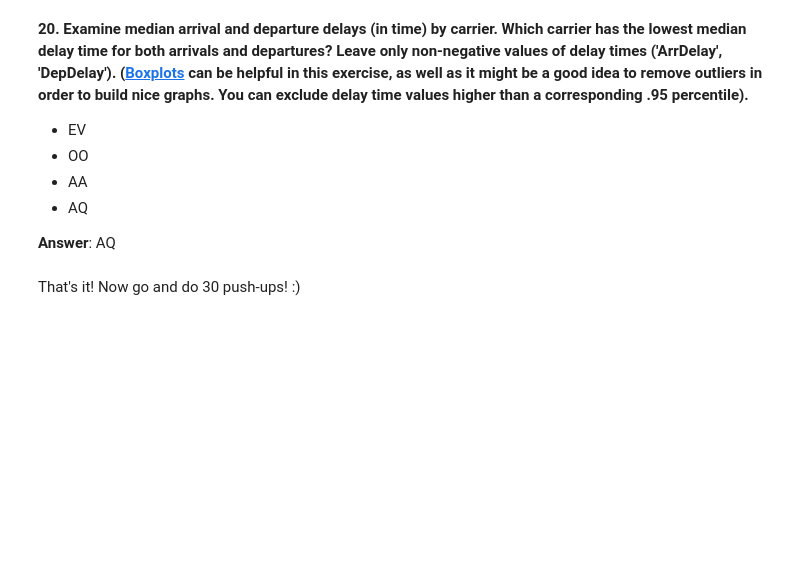
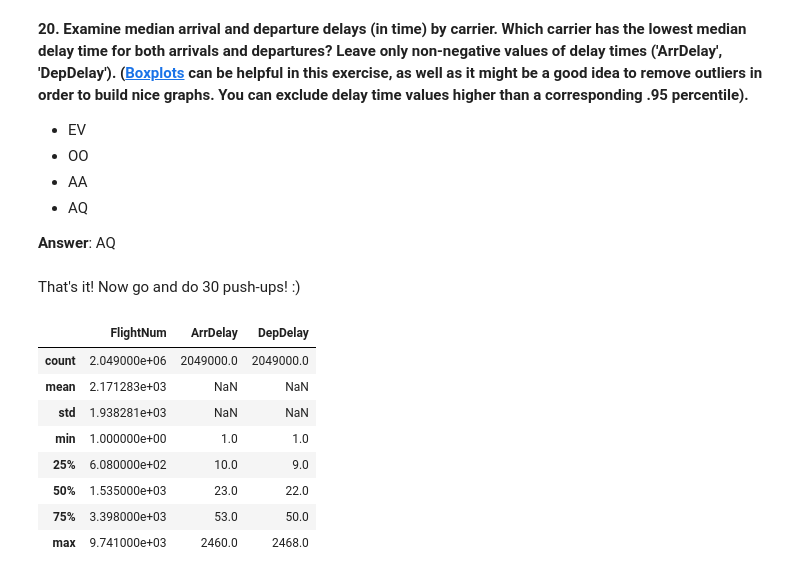
Before and after one commit to andrewgurung/mlcourse, a Jupyter notebook: project/project_1_US_flights.ipynb, the cells around one changed output. Drawn from its saved outputs; the diff is of its cells as text; code cells hidden in the pictures; blank space fills up the shorter version.

```diff
--- a/project/project_1_US_flights.ipynb
+++ b/project/project_1_US_flights.ipynb
@@ -706,3 +706,22 @@ dtype: int64
 **Answer**: AQ
 # %% [markdown]
 That's it! Now go and do 30 push-ups! :)
+# %%
+# Interested columns
+columns = ['FlightNum', 'UniqueCarrier', 'ArrDelay', 'DepDelay']
+df = flights_df[columns]
+
+# Remove negative values
+df = df[df.ArrDelay > 0]
+df = df[df.DepDelay > 0]
+df.describe()
+# %% [output]
+|  | FlightNum | ArrDelay | DepDelay |
+| count | 2.049000e+06 | 2049000.0 | 2049000.0 |
+| mean | 2.171283e+03 | NaN | NaN |
+| std | 1.938281e+03 | NaN | NaN |
+| min | 1.000000e+00 | 1.0 | 1.0 |
+| 25% | 6.080000e+02 | 10.0 | 9.0 |
+| 50% | 1.535000e+03 | 23.0 | 22.0 |
+| 75% | 3.398000e+03 | 53.0 | 50.0 |
+| max | 9.741000e+03 | 2460.0 | 2468.0 |
```
Also changed, not shown: parts of 4 cells of this notebook.
